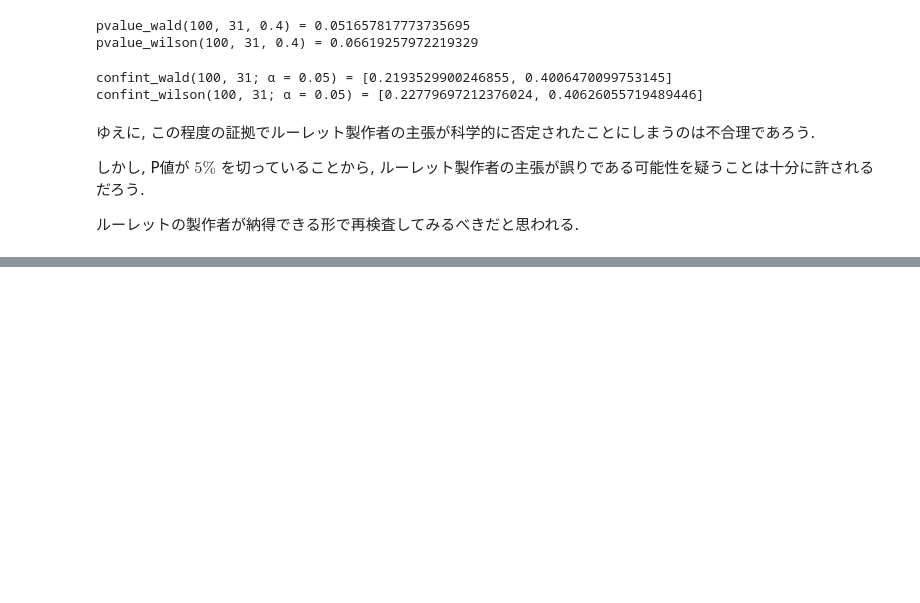
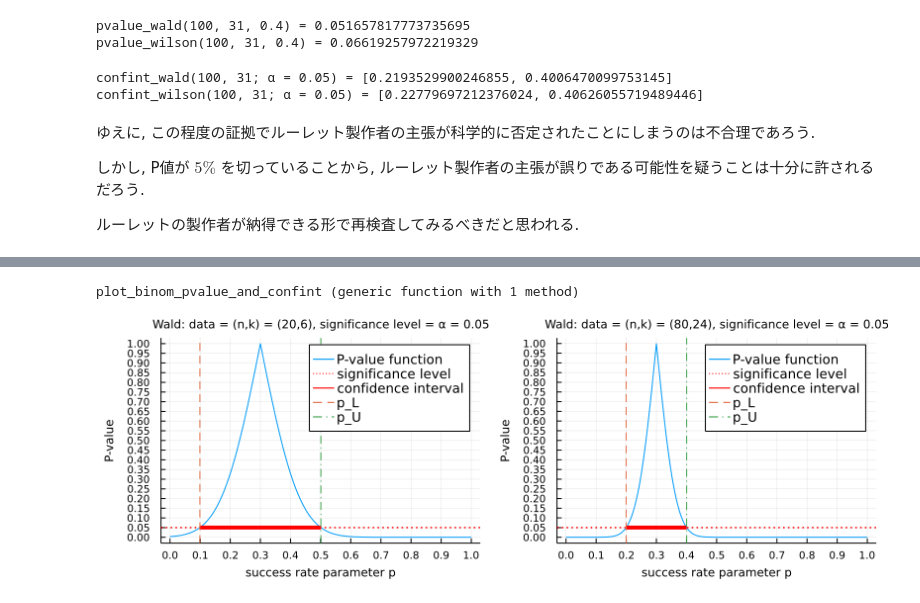
Before and after one commit to genkuroki/HighSchoolMath, a Jupyter notebook: StatIntro.ipynb, the cells around one changed output, grey strips where cells are left out. Cells and saved outputs as stored; diff of their text form; code cells hidden in the pictures; blank space fills up the shorter version.

```diff
--- a/StatIntro.ipynb
+++ b/StatIntro.ipynb
@@ -1536,0 +1552,32 @@ confint_wilson(100, 31; α = 0.05) = [0.22779697212376024, 0.40626055719489446]
+# %%
+# P値函数と信頼区間を同時プロット
+
+function plot_binom_pvalue_and_confint(
+        pvalfunc, cifunc, n, k;
+        α = 0.05, name = "", size=(600, 360), kwargs...)
+    p_L, p_U = ci = cifunc(n, k; α)
+    plot(p -> pvalfunc(n, k, p), 0, 1;
+        label="P-value function", c=1)
+    hline!([α]; label="significance level", c=:red, ls=:dot, lw=1.5)
+    plot!(ci, fill(α, 2); label="confidence interval", c=:red, lw=4)
+    vline!([p_L]; label="p_L", c=2, ls=:dash)
+    vline!([p_U]; label="p_U", c=3, ls=:dashdot)
+    plot!(; xtick=0:0.1:1, ytick=0:0.05:1, tickfontsize=7)
+    plot!(; xguide="success rate parameter p", yguide="P-value")
+    plot!(; legendfontsize=9)
+    title!("$(name)data = (n,k) = ($n,$k), significance level = α = $α")
+    plot!(; size, kwargs...)
+end
+# %% [output]
+plot_binom_pvalue_and_confint (generic function with 1 method)
+# %%
+P1 = plot_binom_pvalue_and_confint(
+    pvalue_wald, confint_wald, 20, 6; name = "Wald: ")
+
+P2 = plot_binom_pvalue_and_confint(
+    pvalue_wald, confint_wald, 80, 24; name = "Wald: ")
+
+plot(P1, P2; size=(800, 270), titlefontsize=8,
+    leftmargin=4Plots.mm, bottommargin=4Plots.mm)
+# %% [output]
+[figure, added]
```
Also changed, not shown: parts of 5 cells of this notebook, 3 other files.
